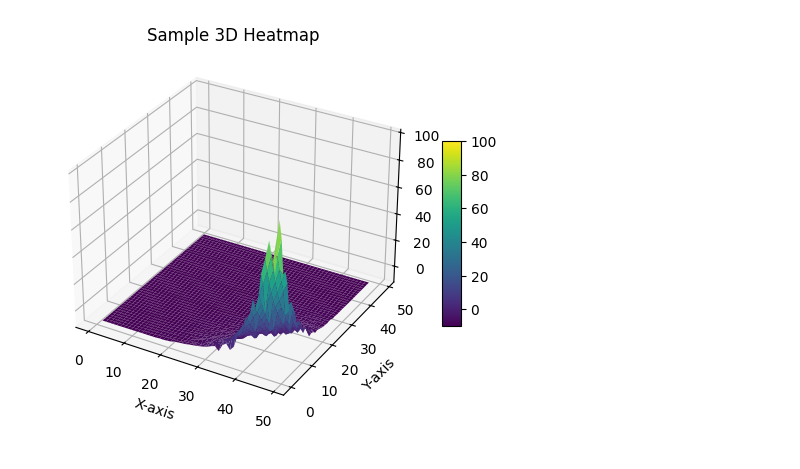
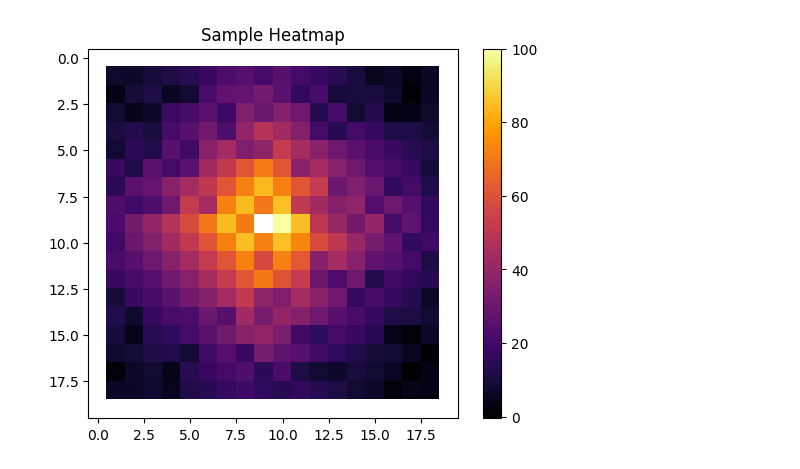
Before and after one commit to salocinrevenge/RLTroco, a Jupyter notebook: trabalho 1/Untitled0.ipynb, the cells around one changed output. Saved outputs shown, nothing was run; the diff lists cells and outputs as text; code cells hidden in the pictures.

```diff
--- a/trabalho 1/Untitled0.ipynb
+++ b/trabalho 1/Untitled0.ipynb
@@ -337,11 +506,11 @@ class Environment:
         self.map[i][j] = self.default_symbols["agent"]
 # %%
 learning_strategy = MonteCarlo()
-environment = Environment('./salas/sala5.txt', True)
+environment = Environment('./salas/sala4.txt', True)
 agent = environment.getAgent()
 learning_strategy.setup(environment, agent)
 
-learning_strategy.train(100000, exploration_chance=0.3)
+learning_strategy.train(50000, exploration_chance=0.3)
 print("Done")
 # %% [output]
 <__main__.Renderer object at 0x...>
@@ -394,42 +533,4 @@ create_heatmap(learning_strategy.agent.book_V, cmap='inferno', title='Sample Hea
-# %%
-
-from mpl_toolkits.mplot3d import Axes3D
-
-def create_3d_heatmap(data, cmap='viridis', title='3D Heatmap'):
-    """
-    Create a 3D grid-like heatmap from a list of lists of floats.
-
-    Parameters:
-    - data: List of lists of floats representing the heatmap data.
-    - cmap: Colormap for the heatmap (default is 'viridis').
-    - title: Title for the 3D heatmap (default is '3D Heatmap').
-    """
-    data = np.array(data, dtype=float)
-    x = np.arange(data.shape[1])
-    y = np.arange(data.shape[0])
-    X, Y = np.meshgrid(x, y)
-
-    # Create a figure and a 3D axis
-    fig = plt.figure()
-    ax = fig.add_subplot(111, projection='3d')
-
-    # Plot the 3D heatmap using plot_surface
-    surface = ax.plot_surface(X, Y, data, cmap=cmap)
-
-    # Set labels for the axes
-    ax.set_xlabel('X-axis')
-    ax.set_ylabel('Y-axis')
-    ax.set_zlabel('Z-axis')
-
-    # Set the title
-    ax.set_title(title)
-
-    # Add a color bar to the plot
-    fig.colorbar(surface, shrink=0.5, aspect=10)
-
-    # Show the plot
-    plt.show()
-
-create_3d_heatmap(learning_strategy.agent.book_V, cmap='viridis', title='Sample 3D Heatmap')
-# %% [output]
-[figure, removed]
+# %%
+Renderer.create_heatmap(learning_strategy.agent.book_V, cmap='inferno', title='Sample Heatmap')
+# %% [output]
+[figure, added]
```
Also changed, not shown: parts of 7 cells of this notebook, 1 other file.
